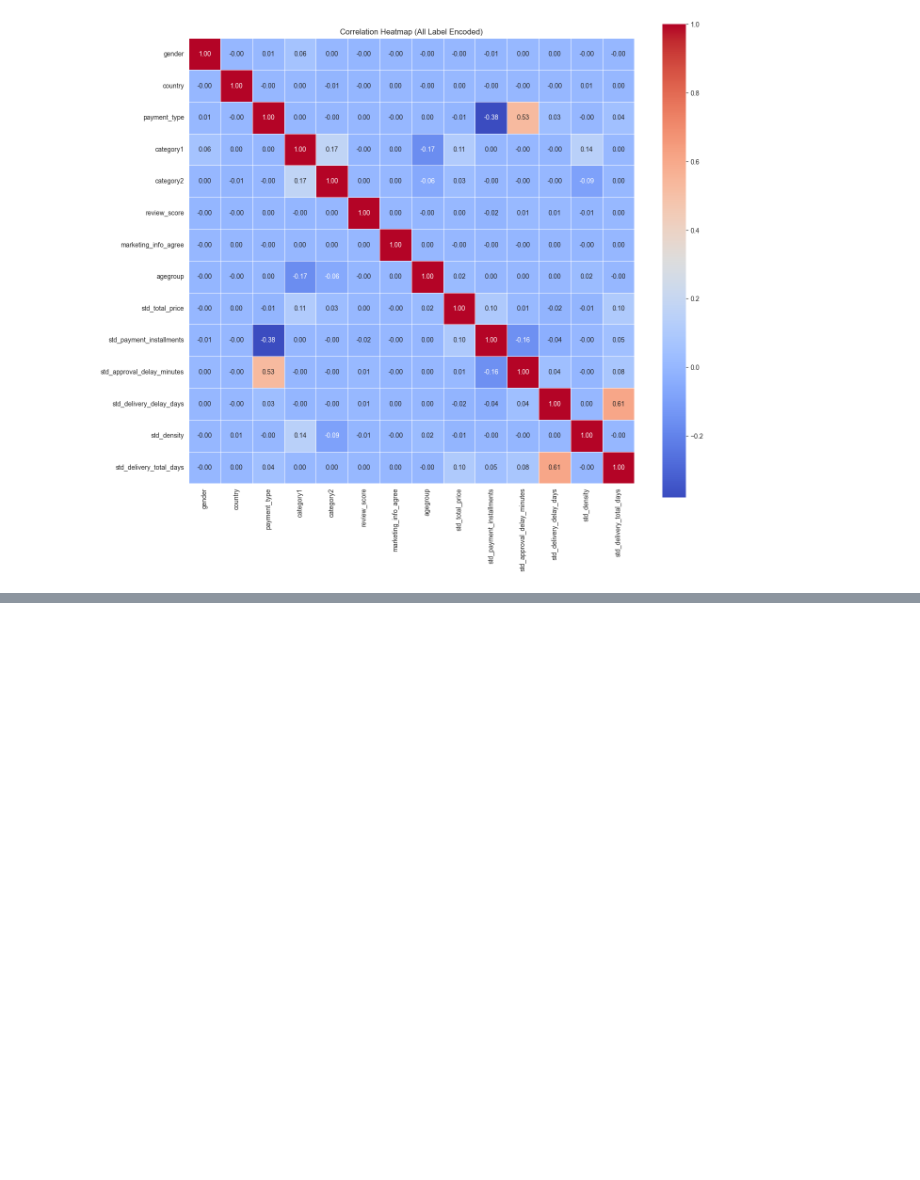
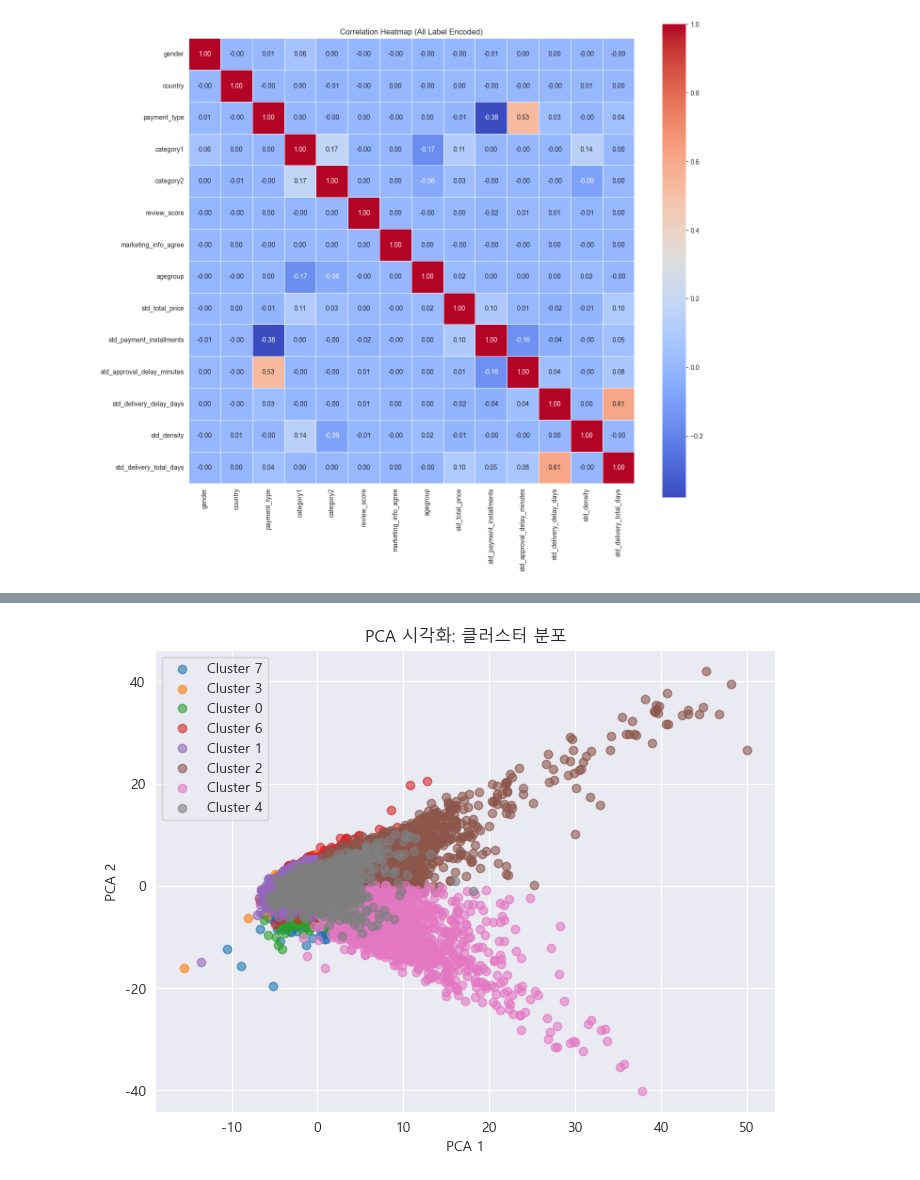
Before and after one commit to sasangkyoo/Marketing_proj, a Jupyter notebook: EDA_12_market.ipynb, the cells around one changed output, grey strips where cells are left out. Cells and saved outputs as stored; diff of their text form; code cells hidden in the pictures; blank space fills up the shorter version.

```diff
--- a/EDA_12_market.ipynb
+++ b/EDA_12_market.ipynb
@@ -414,0 +439,4 @@ plt.show()
+# %%
+# 고객 세그멘테이션 (KMeans 클러스터링)
+kmeans = KMeans(n_clusters=8, random_state=42)
+df_mixed.loc[:, 'Cluster'] = kmeans.fit_predict(df_mixed)
@@ -414,0 +472,21 @@ plt.show()
+# %%
+# 2D 시각화를 위한 차원 축소
+pca = PCA(n_components=2)
+pca_result = pca.fit_transform(df_mixed.drop('Cluster', axis=1))
+
+df_mixed.loc[:, 'pca1'] = pca_result[:, 0]
+df_mixed.loc[:, 'pca2'] = pca_result[:, 1]
+
+# 산점도 시각화
+plt.figure(figsize=(8, 6))
+for cluster_id in df_mixed['Cluster'].unique():
+    subset = df_mixed[df_mixed['Cluster'] == cluster_id]
+    plt.scatter(subset['pca1'], subset['pca2'], label=f'Cluster {cluster_id}', alpha=0.6)
+plt.legend()
+plt.title('PCA 시각화: 클러스터 분포')
+plt.xlabel('PCA 1')
+plt.ylabel('PCA 2')
+plt.grid(True)
+plt.show()
+# %% [output]
+[figure, added]
```
Also changed, not shown: parts of 4 cells of this notebook.
